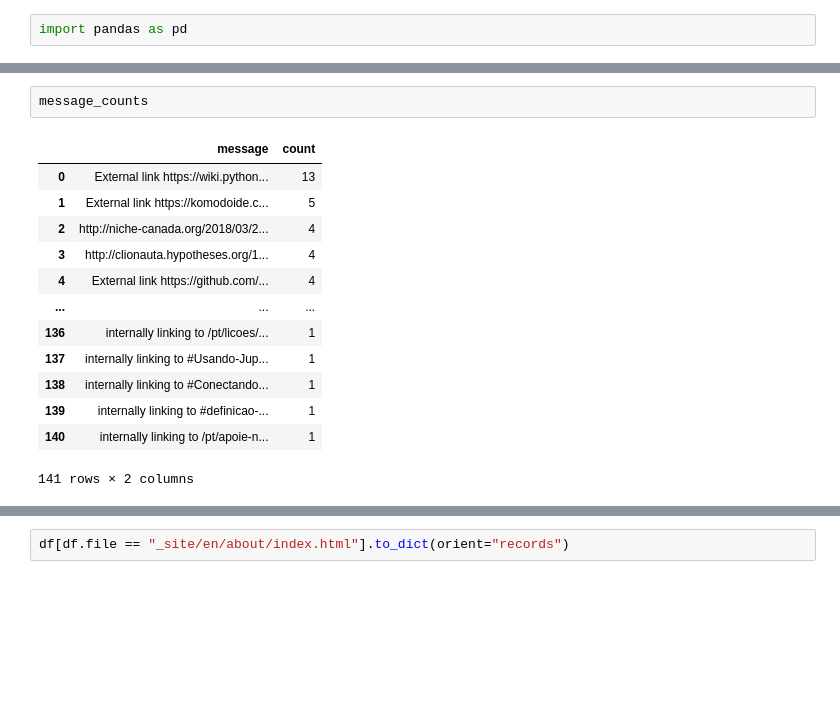
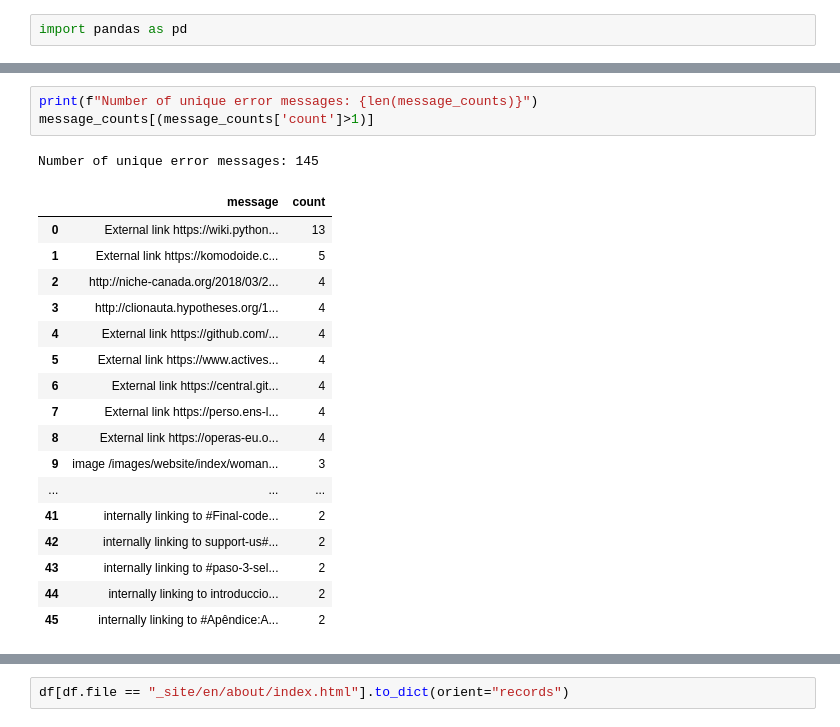
Before and after one commit to programminghistorian/jekyll, a Jupyter notebook: FixingLinksNotebook.ipynb, the cells around one changed output, grey strips where cells are left out. Cells and saved outputs as stored; diff of their text form; blank space fills up the shorter version.

```diff
--- a/FixingLinksNotebook.ipynb
+++ b/FixingLinksNotebook.ipynb
@@ -47,21 +47,27 @@ message_counts[(message_counts['count']>1) & (~message_counts.message.str.contai
  {'message': "internally linking to #Apêndice:AMatemáticaportrásdaAnálisedeCorrespondência; the file exists, but the hash 'Apêndice:AMatemáticaportrásdaAnálisedeCorrespondência' does not",
   'count': 2}]
 # %%
-message_counts
+print(f"Number of unique error messages: {len(message_counts)}")
+message_counts[(message_counts['count']>1)]
 # %% [output]
+Number of unique error messages: 145
 |  | message | count |
 | 0 | External link https://wiki.python... | 13 |
 | 1 | External link https://komodoide.c... | 5 |
 | 2 | http://niche-canada.org/2018/03/2... | 4 |
 | 3 | http://clionauta.hypotheses.org/1... | 4 |
 | 4 | External link https://github.com/... | 4 |
+| 5 | External link https://www.actives... | 4 |
+| 6 | External link https://central.git... | 4 |
+| 7 | External link https://perso.ens-l... | 4 |
+| 8 | External link https://operas-eu.o... | 4 |
+| 9 | image /images/website/index/woman... | 3 |
 | ... | ... | ... |
-| 136 | internally linking to /pt/licoes/... | 1 |
-| 137 | internally linking to #Usando-Jup... | 1 |
-| 138 | internally linking to #Conectando... | 1 |
-| 139 | internally linking to #definicao-... | 1 |
-| 140 | internally linking to /pt/apoie-n... | 1 |
+| 41 | internally linking to #Final-code... | 2 |
+| 42 | internally linking to support-us#... | 2 |
+| 43 | internally linking to #paso-3-sel... | 2 |
+| 44 | internally linking to introduccio... | 2 |
+| 45 | internally linking to #Apêndice:A... | 2 |
-141 rows × 2 columns
 # %%
 df
 # %% [output]
```
Also changed, not shown: parts of 4 cells of this notebook, 15 other files.
